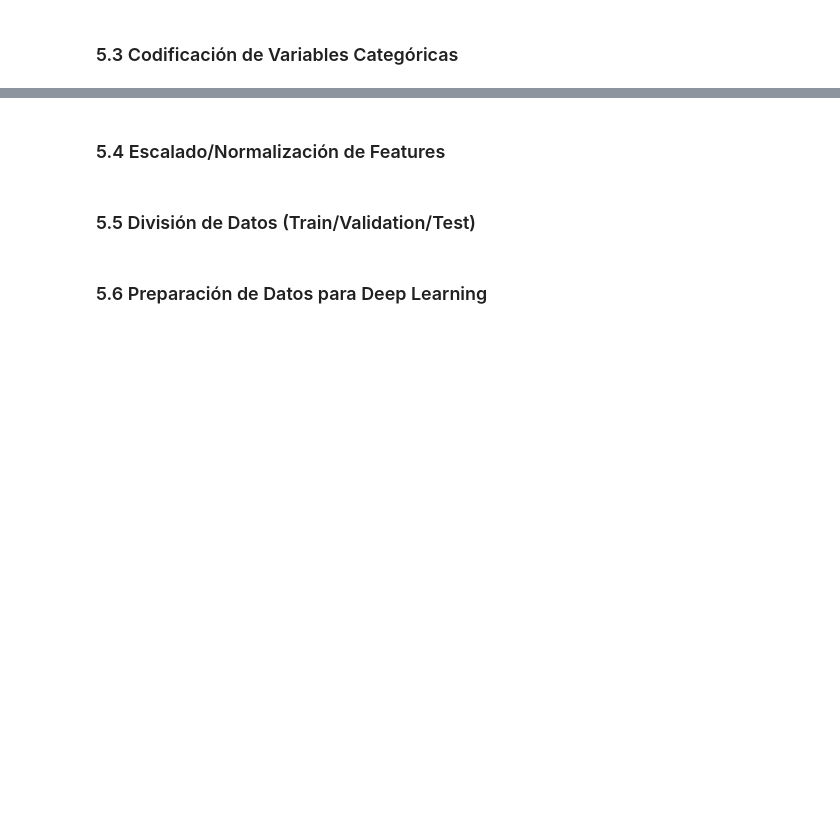
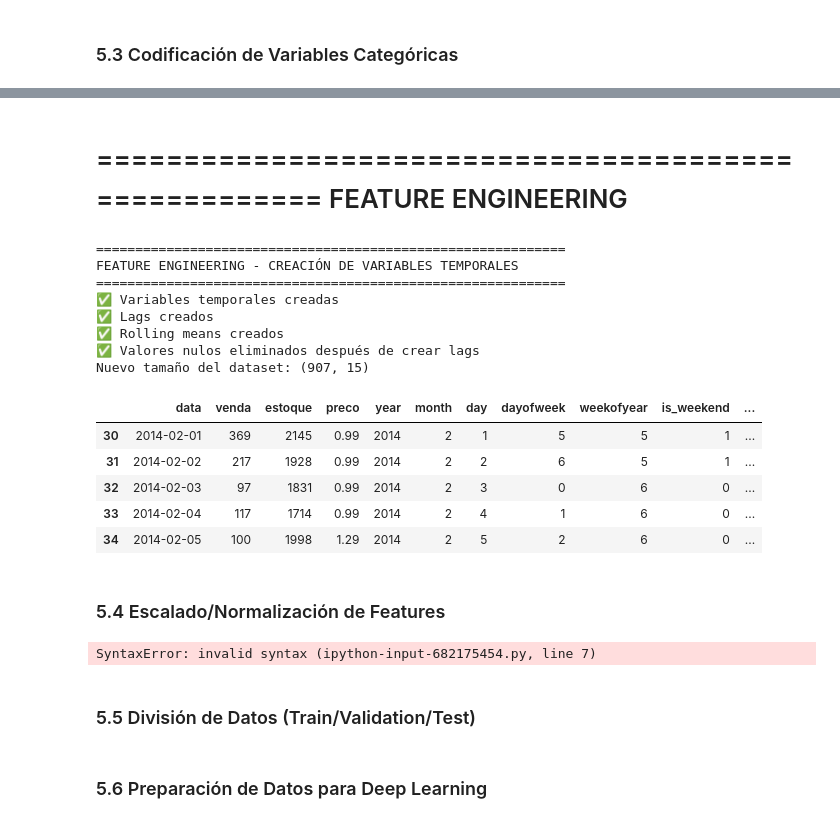
Before and after one commit to f1536106-dotcom/AML-Final-Yuyes-Vladimir, a Jupyter notebook: notebooks/final_project.ipynb, the cells around one changed output, grey strips where cells are left out. Saved outputs shown, nothing was run; the diff lists cells and outputs as text; code cells hidden in the pictures; blank space fills up the shorter version.

```diff
--- a/notebooks/final_project.ipynb
+++ b/notebooks/final_project.ipynb
@@ -627,3 +735,75 @@ print(f"   Dimensiones finales: {df_clean.shape}")
+# %% [markdown]
+=====================================================
+FEATURE ENGINEERING
+=====================================================
+# %%
+print("=" * 60)
+print("FEATURE ENGINEERING - CREACIÓN DE VARIABLES TEMPORALES")
+print("=" * 60)
+
+# Asegurar formato fecha
+df_clean['data'] = pd.to_datetime(df_clean['data'])
+
+# Ordenar cronológicamente
+df_clean = df_clean.sort_values('data')
+
+# ==============================
+# 1️⃣ Variables temporales
+# ==============================
+
+df_clean['year'] = df_clean['data'].dt.year
+df_clean['month'] = df_clean['data'].dt.month
+df_clean['day'] = df_clean['data'].dt.day
+df_clean['dayofweek'] = df_clean['data'].dt.dayofweek
+df_clean['weekofyear'] = df_clean['data'].dt.isocalendar().week.astype(int)
+df_clean['is_weekend'] = df_clean['dayofweek'].isin([5,6]).astype(int)
+
+print("✅ Variables temporales creadas")
+
+# ==============================
+# 2️⃣ Creación de Lags
+# ==============================
+
+df_clean['lag_1'] = df_clean['venda'].shift(1)
+df_clean['lag_7'] = df_clean['venda'].shift(7)
+df_clean['lag_30'] = df_clean['venda'].shift(30)
+
+print("✅ Lags creados")
+
+# ==============================
+# 3️⃣ Promedios móviles
+# ==============================
+
+df_clean['rolling_7'] = df_clean['venda'].rolling(window=7).mean()
+df_clean['rolling_30'] = df_clean['venda'].rolling(window=30).mean()
+
+print("✅ Rolling means creados")
+
+# ==============================
+# 4️⃣ Eliminar nulos generados por lags
+# ==============================
+
+df_clean = df_clean.dropna()
+
+print("✅ Valores nulos eliminados después de crear lags")
+print(f"Nuevo tamaño del dataset: {df_clean.shape}")
+
+df_clean.head()
+# %% [output]
+============================================================
+FEATURE ENGINEERING - CREACIÓN DE VARIABLES TEMPORALES
+============================================================
+✅ Variables temporales creadas
+✅ Lags creados
+✅ Rolling means creados
+✅ Valores nulos eliminados después de crear lags
+Nuevo tamaño del dataset: (907, 15)
+|  | data | venda | estoque | preco | year | month | day | dayofweek | weekofyear | is_weekend | ... |
+| 30 | 2014-02-01 | 369 | 2145 | 0.99 | 2014 | 2 | 1 | 5 | 5 | 1 | ... |
+| 31 | 2014-02-02 | 217 | 1928 | 0.99 | 2014 | 2 | 2 | 6 | 5 | 1 | ... |
+| 32 | 2014-02-03 | 97 | 1831 | 0.99 | 2014 | 2 | 3 | 0 | 6 | 0 | ... |
+| 33 | 2014-02-04 | 117 | 1714 | 0.99 | 2014 | 2 | 4 | 1 | 6 | 0 | ... |
+| 34 | 2014-02-05 | 100 | 1998 | 1.29 | 2014 | 2 | 5 | 2 | 6 | 0 | ... |
 # %% [markdown]
 ### 5.4 Escalado/Normalización de Features
 # %%
@@ -633,7 +813,7 @@ print(f"   Dimensiones finales: {df_clean.shape}")
 
 print("=" * 60)
 print("ESCALADO DE FEATURES")
-print("=" * 60)
+print("=" * 60)+
 
 # Separar features y target
 X = df_clean.drop(columns=[TARGET_COLUMN])
@@ -659,6 +839,8 @@ X_scaled = pd.DataFrame(X_scaled, columns=X.columns, index=X.index)
 print(f"\n✅ Escalado completado usando {type(scaler).__name__}")
 print(f"   Media de features: {X_scaled.mean().mean():.6f}")
 print(f"   Std de features: {X_scaled.std().mean():.6f}")
+# %% [output]
+SyntaxError: invalid syntax (ipython-input-682175454.py, line 7)
 # %% [markdown]
 ### 5.5 División de Datos (Train/Validation/Test)
 # %%
```
Also changed, not shown: parts of 14 cells of this notebook.
